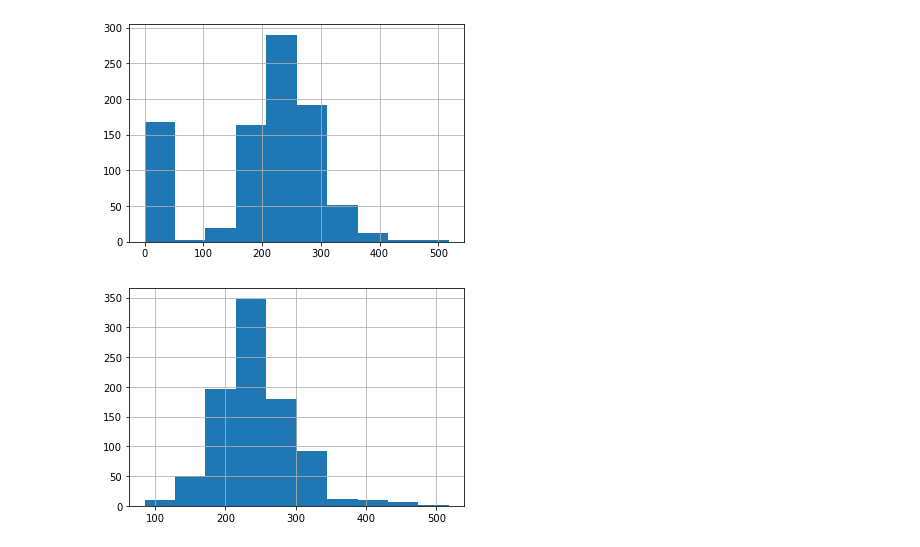
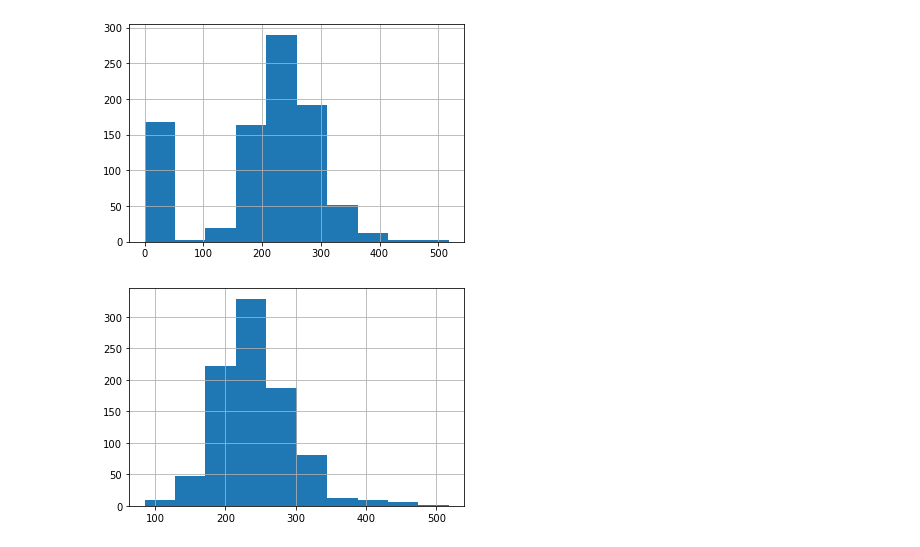
Before and after one commit to zholsclaw/Springboard, a Jupyter notebook: Capstone 2/Modeling.ipynb, the cells around one changed output. Drawn from its saved outputs; the diff is of its cells as text; code cells hidden in the pictures.

```diff
--- a/Capstone 2/Modeling.ipynb
+++ b/Capstone 2/Modeling.ipynb
@@ -273,6 +276,7 @@ df['median_Cholesterol'] = df['Cholesterol'].replace(0, df['Cholesterol'].median
 # %%
 df_mean = df.drop(columns=['Cholesterol', 'median_Cholesterol']).rename(columns={'mean_Cholesterol':'Cholesterol'})
 df_median = df.drop(columns=['Cholesterol', 'mean_Cholesterol']).rename(columns={'median_Cholesterol':'Cholesterol'})
+df.drop(columns=['mean_Cholesterol', 'median_Cholesterol'], inplace=True)
 # %%
 train = df[df['Cholesterol'] != 0]
 test = df[df['Cholesterol'] == 0]
@@ -281,7 +285,7 @@ train_y = train['Cholesterol']
 test_x = test.drop(columns='Cholesterol')
 test_y = test['Cholesterol']
 # %%
-lr = LogisticRegression()
+lr = LogisticRegression(max_iter=400)
 lr.fit(train_x, train_y)
 chol_pred = lr.predict(test_x)
 test['Cholesterol'] = chol_pred
@@ -299,9 +303,9 @@ df['Cholesterol'].hist();
 # %% [output]
 [figure]
 # %%
-reg_df['Cholesterol'].hist();
+df_reg['Cholesterol'].hist();
 # %% [output]
-[figure, old version]
+[figure, new version]
 # %%
 rfc_gini = RandomForestClassifier()
 rfc_entropy = RandomForestClassifier(criterion='entropy')
```
Also changed, not shown: parts of 15 cells of this notebook, 1 other file.
